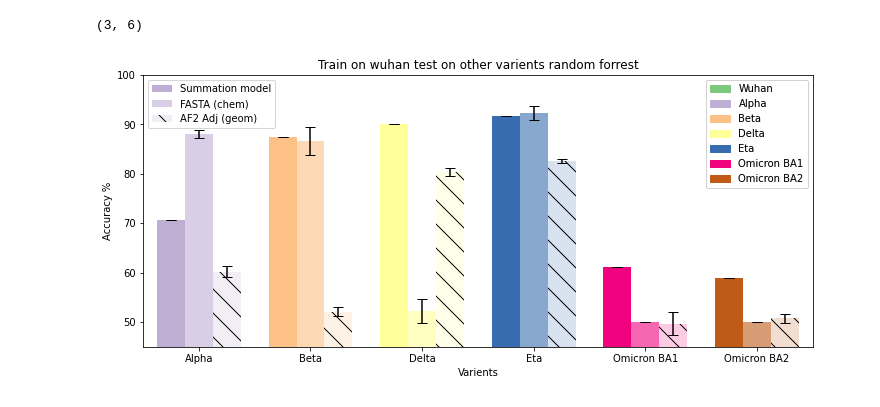
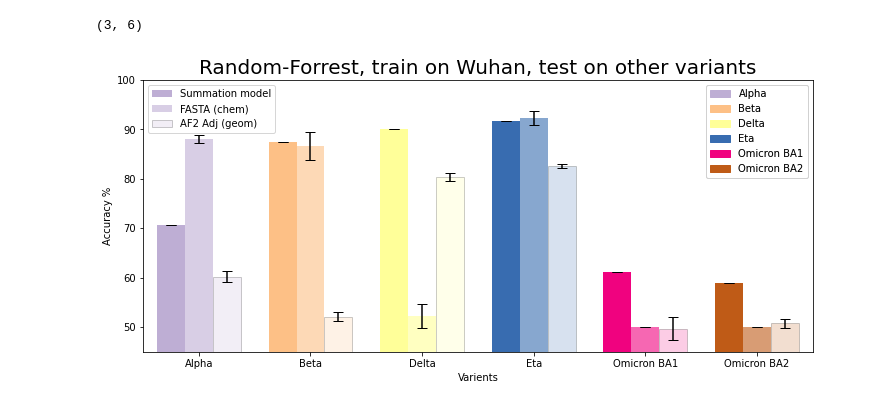
Before and after one commit to csabaiBio/RBD-AlphaFold2-structures-and-phenotypic-information, a Jupyter notebook: wuhan_generalization_experements/RF_generalisation_plot.ipynb, the cells around one changed output. Cells and saved outputs as stored; diff of their text form; code cells hidden in the pictures.

```diff
--- a/wuhan_generalization_experements/RF_generalisation_plot.ipynb
+++ b/wuhan_generalization_experements/RF_generalisation_plot.ipynb
@@ -48,40 +48,40 @@ baseline_err = stds[2,:]
 for i in range(6):
     plt.bar(x[i]-0.3, np.array(baseline_accs)[i], width,yerr=baseline_err[i],ecolor='black', capsize=5, color=colors(i+1),alpha=1)
     plt.bar(x[i], np.array(FASTA)[i], width, yerr=FASTA_err[i],ecolor='black', capsize=5, color=colors(i+1),alpha=0.6)
-    plt.bar(x[i]+0.3,np.array(ADJ)[i], width,yerr=ADJ_err[i], color=colors(i+1),ecolor='black', capsize=5,alpha=0.2,hatch="\\")
+    plt.bar(x[i]+0.3,np.array(ADJ)[i], width,yerr=ADJ_err[i], color=colors(i+1),ecolor='black', capsize=5,alpha=0.2,edgecolor ="black",)
 
 plt.xticks(x,['Alpha', 'Beta', 'Delta', 'Eta','Omicron BA1','Omicron BA2'])
 plt.xlabel("Varients")
 plt.ylabel("Accuracy %")
 plt.ylim(45,100)
 
 legend1 = plt.legend(["Summation model","FASTA (chem)","AF2 Adj (geom)"],loc=2)
 # plt.hlines(50,-0.6,6.6, color='black')
 plt.xlim(-0.6,6.6)
 
 axes = plt.gca()
 axes.add_artist(legend1)
 
 Wuhan = mpatches.Patch(color=colors(0), label='Wuhan')
 alpha = mpatches.Patch(color=colors(1), label='Alpha')
 beta = mpatches.Patch(color=colors(2), label='Beta')
 delta = mpatches.Patch(color=colors(3), label='Delta')
 eta = mpatches.Patch(color=colors(4), label='Eta')
 omi1 = mpatches.Patch(color=colors(5), label='Omicron BA1')
 omi2 = mpatches.Patch(color=colors(6), label='Omicron BA2')
 
-legend2 = plt.legend(handles=[Wuhan,alpha,beta,delta,eta,omi1,omi2],loc=1)
+legend2 = plt.legend(handles=[alpha,beta,delta,eta,omi1,omi2],loc=1)
 
 
 axes.add_artist(legend2)
 
 
-plt.title("Train on wuhan test on other varients random forrest")
+plt.title("Random-Forrest, train on Wuhan, test on other variants",fontsize=20)
 
 fig.savefig("../reasults_figs/wuhan_gen.png",bbox_inches='tight',facecolor="white")
 #this indicates how knowledge of wuhan environemnt in the ACE2 bidning landscape transferes to other varient clusters..
 # boil down to real meaning...
 # plot wityh colors ofvarients in the umap space figure... and shadings for the different types.
 # have with colors of varients and differnet shading type of the reasult to go next to the space..?
 # %% [output]
-[figure, old version]
+[figure, new version]
```
Also changed, not shown: 7 other files.
